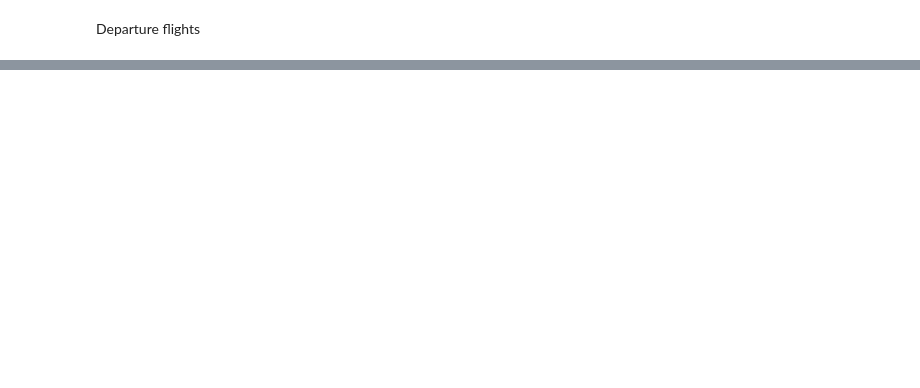
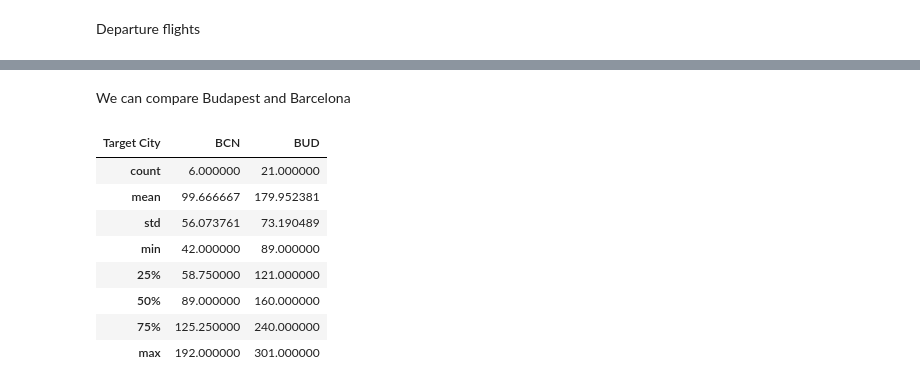
Before and after one commit to SupernovaIa/Proyecto3-Explorando-Viajes, a Jupyter notebook: notebook/flights.ipynb, the cells around one changed output, grey strips where cells are left out. Cells and saved outputs as stored; diff of their text form; code cells hidden in the pictures; blank space fills up the shorter version.

```diff
--- a/notebook/flights.ipynb
+++ b/notebook/flights.ipynb
@@ -74,0 +97,19 @@ df_final = pd.concat([df_departures, df_returns])
+# %%
+# We can build a new column that says if the flight is related to Budapest or Barcelona
+df_final['Target City'] = df_final.apply(lambda row: 'BCN' if 'BCN' in [row['Departure ID'], row['Arrival ID']]
+                                    else 'BUD' if 'BUD' in [row['Departure ID'], row['Arrival ID']]
+                                    else 'Other', axis=1)
+# %% [markdown]
+We can compare Budapest and Barcelona
+# %%
+df_final.groupby('Target City')['Price'].describe().T
+# %% [output]
+| Target City | BCN | BUD |
+| count | 6.000000 | 21.000000 |
+| mean | 99.666667 | 179.952381 |
+| std | 56.073761 | 73.190489 |
+| min | 42.000000 | 89.000000 |
+| 25% | 58.750000 | 121.000000 |
+| 50% | 89.000000 | 160.000000 |
+| 75% | 125.250000 | 240.000000 |
+| max | 192.000000 | 301.000000 |
```
Also changed, not shown: parts of 18 cells of this notebook, 2 other files.
